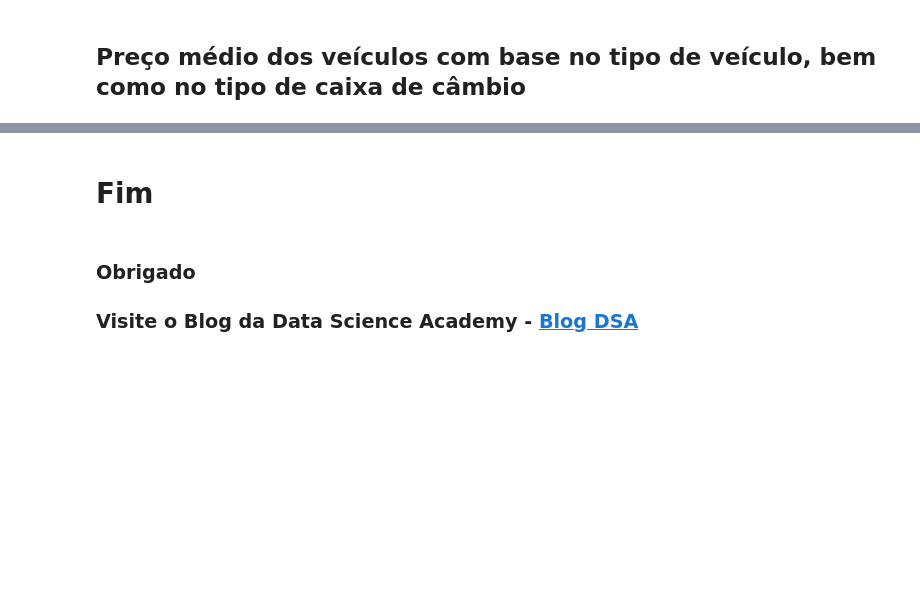
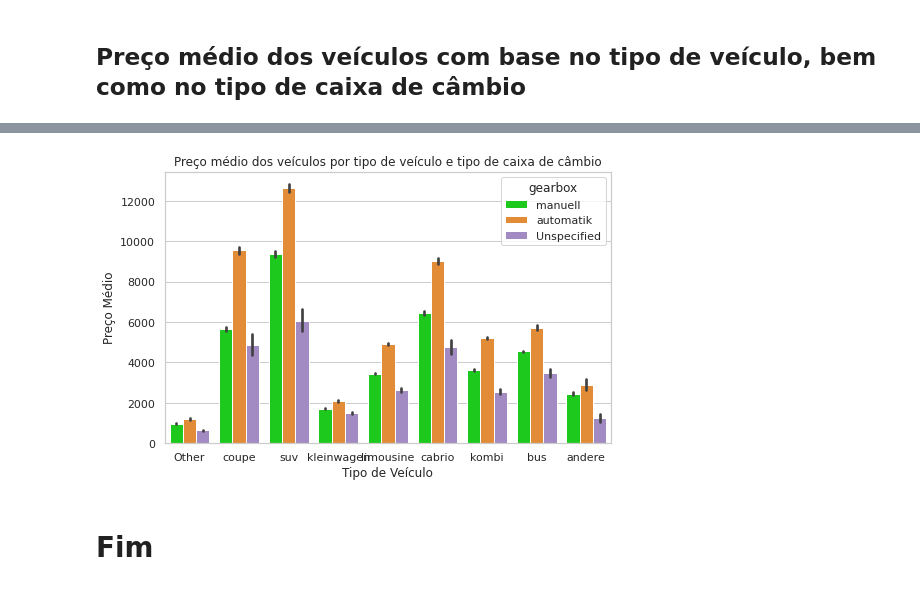
Before and after one commit to leonardodamata/Python_Analise_Dados, a Jupyter notebook: Mini_Projeto/2/Mini-Projeto2-Analise2.ipynb, the cells around one changed output, grey strips where cells are left out. Cells and saved outputs as stored; diff of their text form; code cells hidden in the pictures; blank space fills up the shorter version.

```diff
--- a/Mini_Projeto/2/Mini-Projeto2-Analise2.ipynb
+++ b/Mini_Projeto/2/Mini-Projeto2-Analise2.ipynb
@@ -95,9 +86,20 @@ g.savefig(("plots/Analise2/brand_vehicleCount.png"))
+# %%
+# Crie um Plot com o Preço médio dos veículos com base no tipo de veículo, bem como no tipo de caixa de câmbio
+## preço = price
+## tipo de veículo = vehicleType
+## tipo de caixa de câmbio = gearbox
+
+fig, ax = plt.subplots(figsize=(8,5))
+colors = ["#00e600", "#ff8c1a","#a180cc"]
+sns.barplot(x="vehicleType", y="price",hue="gearbox", palette=colors, data=df)
+ax.set_title("Preço médio dos veículos por tipo de veículo e tipo de caixa de câmbio",fontdict= {'size':12})
+ax.xaxis.set_label_text("Tipo de Veículo",fontdict= {'size':12})
+ax.yaxis.set_label_text("Preço Médio",fontdict= {'size':12})
+plt.show()
+# %% [output]
+[figure, added]
 # %%
 # Salvando o plot
 fig.savefig("plots/Analise2/vehicletype_gearbox_price.png")
 # %% [markdown]
 # Fim
-# %% [markdown]
-### Obrigado
-
-### Visite o Blog da Data Science Academy - <a href="http://blog.dsacademy.com.br">Blog DSA</a>
```
Also changed, not shown: parts of 3 cells of this notebook, 6 other files.
